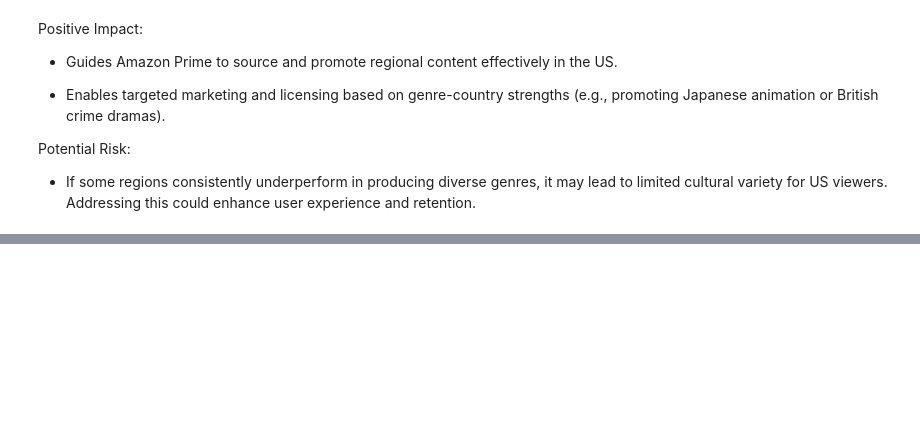
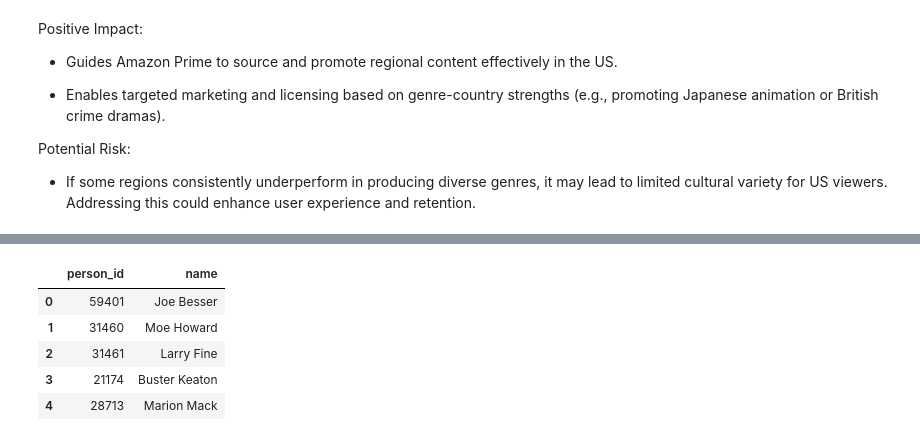
Before and after one commit to manojDOX/Amazon-EDA-Report, a Jupyter notebook: EDA_of_Amazon_Prime_Movies_&_TV_Shows.ipynb, the cells around one changed output, grey strips where cells are left out. Cells and saved outputs as stored; diff of their text form; code cells hidden in the pictures; blank space fills up the shorter version.

```diff
--- a/EDA_of_Amazon_Prime_Movies_&_TV_Shows.ipynb
+++ b/EDA_of_Amazon_Prime_Movies_&_TV_Shows.ipynb
@@ -1002,0 +1048,10 @@ Potential Risk:
+# %%
+people_df=data_credits.loc[:,['person_id','name']].drop_duplicates()
+people_df.head()
+# %% [output]
+|  | person_id | name |
+| 0 | 59401 | Joe Besser |
+| 1 | 31460 | Moe Howard |
+| 2 | 31461 | Larry Fine |
+| 3 | 21174 | Buster Keaton |
+| 4 | 28713 | Marion Mack |
```
Also changed, not shown: parts of 22 cells of this notebook.
